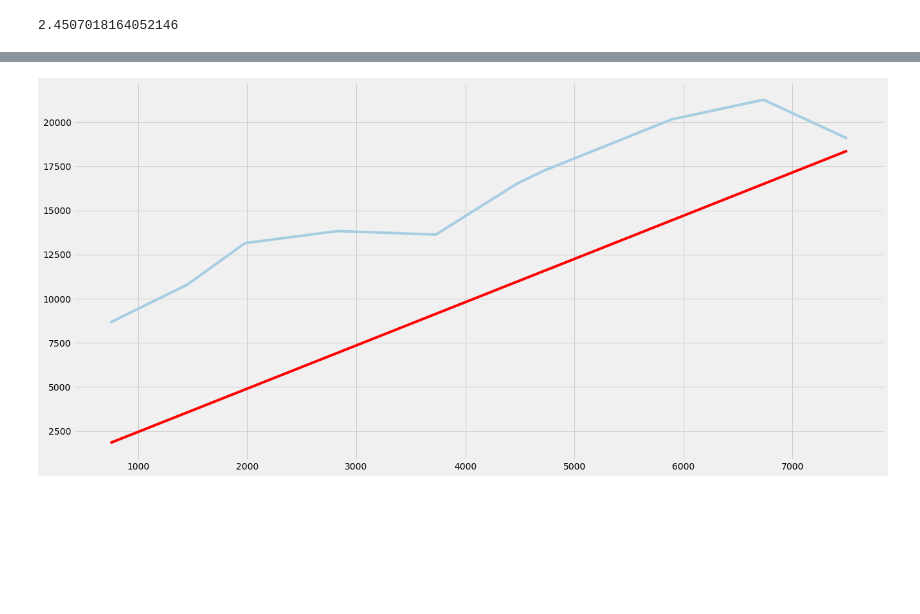
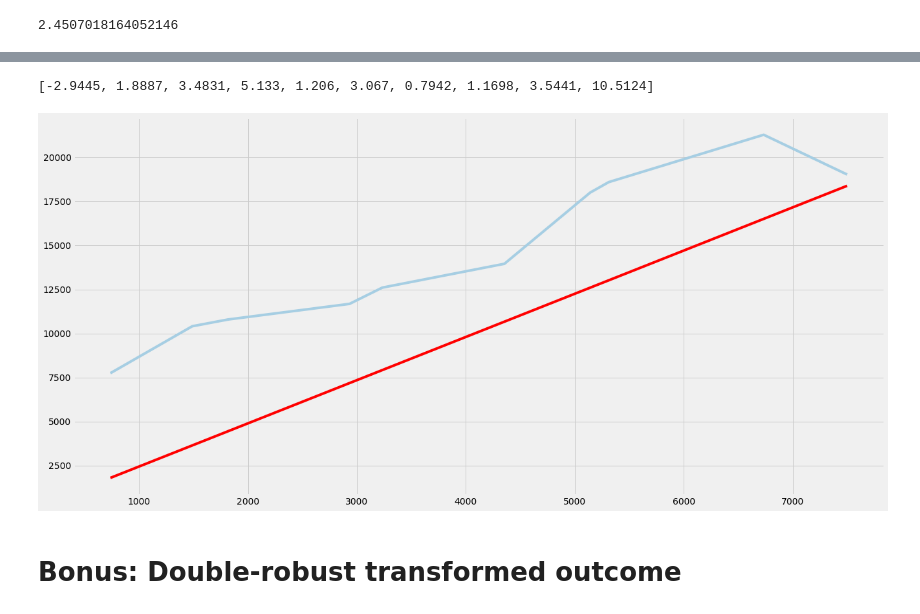
Before and after one commit to wiebkepeters/IS-HU-Berlin, a Jupyter notebook: CausalMLAdams.ipynb, the cells around one changed output, grey strips where cells are left out. Drawn from its saved outputs; the diff is of its cells as text; code cells hidden in the pictures; blank space fills up the shorter version.

```diff
--- a/CausalMLAdams.ipynb
+++ b/CausalMLAdams.ipynb
@@ -273,10 +272,7 @@ np.mean(pred.twomodel)
 # %%
-# Outcome Transformation
-
-train_spending_TO = train.spending10days*train.treatment/0.5 - (1-train.treatment)*train.spending10days/0.5
-test_spending_TO = test.spending10days*test.treatment/0.5 - (1-test.treatment)*test.spending10days/0.5
+train_spending_TO = train['spending10days']*train['treatment']/0.5 - (1-train['treatment'])*train['spending10days']/0.5
+test_spending_TO = test['spending10days']*test['treatment']/0.5 - (1-test['treatment'])*test['spending10days']/0.5
 
 print(np.mean(train_spending_TO))
-# The transformed outcome has the same expected value as the ATE, but more variance
 # %% [output]
 2.4507018164052146
@@ -302,8 +301,9 @@ pred
 15000 rows × 2 columns
 # %%
-#edit data for casual ml
+# edit data for casual ml
 
-train.treatment[train.treatment == 0] = 'control' ;
+train['treatment_numeric'] = train['treatment'] # save a copy of the numeric vector for later
+train.treatment[train.treatment == 0] = 'control' ; #save treatment and control group as strings
 train.treatment[train.treatment == 1] = 'treatment';
 # %%
 from causalml.inference.tree import UpliftTreeClassifier, UpliftRandomForestClassifier
@@ -481,4 +485,4 @@ plot_uplift_qini_curves(y_true=test['conversion10days'], uplift=pred["Causal_RF"
 # %%
-treatment_estimate_groups = qini_data[['decile', 'treatment', 'conversion10days', 'effect_estimate']].groupby(['decile','treatment']).mean()
+treatment_estimate_groups = qini_data[['decile', 'treatment', 'conversion10days', 'spending10days', 'effect_estimate']].groupby(['decile','treatment']).mean()
 treatment_estimate_groups
 # %% [output]
@@ -538,16 +528,0 @@ plt.plot(np.cumsum(n_treated_groups), np.cumsum(ATE_conversion*n_treated_groups[
-# %%
-# The Qini coefficient is the ratio between two areas:
-# 1) The area under the model curve and above the random diagonal
-# 2) The area under the optimal curve and above the random diagonal
-# Since the area under the optimal curve is constant for all models, the area under the model curve is sufficient
-# for model comparison
-
-
-## Continuous target variable
-#qini_score(scores = pred[["causal_forest"]], Y = testData$conversion10days, W = testData$treatment, p_treatment = 0.5, groups = 10, plotit = TRUE)
-
-# Calculate the treatment effect within the treatment and control group of each decile (20 groups)
-# This time on the target variable "spending"
-
-treatment_estimate_groups= treatment_estimate_groups = qini_data[['decile', 'treatment', 'spending10days', 'effect_estimate']].groupby(['decile','treatment']).mean()
-treatment_estimate_groups
@@ -581,20 +543,20 @@ for treatment, control in zip(treatment_conversion, control_conversion):
     ATE_groups.append(temp)
 
 ATE_groups
-ATE_groups = ATE_groups[::-1]
+# %% [output]
+[-2.9445, 1.8887, 3.4831, 5.133, 1.206, 3.067, 0.7942, 1.1698, 3.5441, 10.5124]
 # %%
 # The incremental gain is the cumulative effect of treating more customers
+
+ATE_groups = ATE_groups[::-1] # reverse vector for plotting
 plt.plot((np.cumsum(n_treated_groups)), (np.cumsum(np.array(n_treated_groups['treatment'])*(ATE_groups))))
 
 # Under random targeting, the treatment effect for each group is the same as the overall treatment effect
 
-ATE_conversion = np.mean(treatment_group['spending10days']) - np.mean(control_group['spending10days'])
+ATE_conversion = np.mean(train.query('treatment_numeric==1')['spending10days']) - np.mean(train.query('treatment_numeric==0')['spending10days'])
 plt.plot(np.cumsum(n_treated_groups), np.cumsum(ATE_conversion*n_treated_groups['treatment'])
 , color='red');
-
-# The Qini coefficient is the ratio between two areas:
-# 1) The area under the model curve and above the random diagonal
-# 2) The area under the optimal curve and above the random diagonal: The optimal curve is hard to define for
-#     continuous outcomes, so the area under the model curve is typically used for model comparison
 # %% [output]
-[figure, old version]
+[figure, new version]
+# %% [markdown]
+# Bonus: Double-robust transformed outcome
```
Also changed, not shown: parts of 67 cells of this notebook.
